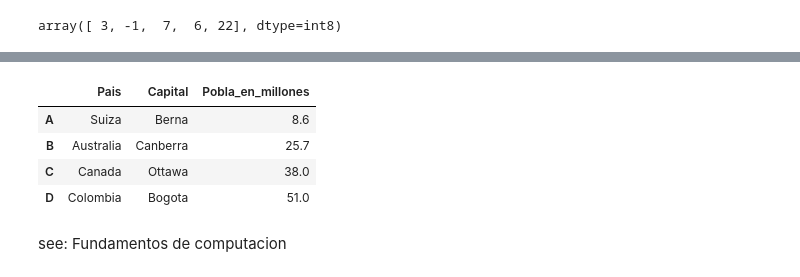
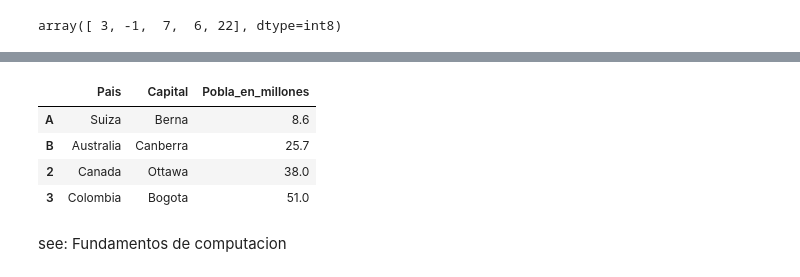
Before and after one commit to anferivera/Fundamentos_de_computacion, a Jupyter notebook: 14_pandas.ipynb, the cells around one changed output, grey strips where cells are left out. Saved outputs shown, nothing was run; the diff lists cells and outputs as text; code cells hidden in the pictures.

```diff
--- a/14_pandas.ipynb
+++ b/14_pandas.ipynb
@@ -151,24 +151,24 @@ La siguiente estructura fundamental en Pandas es el *Dataframe*. Si una serie es
 # %%
 # Construir un DataFrame a partir de un diccionario
 
 #Declarando el diccionario de nombre "data"
 misdatos = {
     "Pais": ["Suiza", "Australia", "Canada","Colombia"],
     "Capital": ["Berna", "Canberra", "Ottawa","Bogota"],
     "Pobla_en_millones": [8.6, 25.7, 38, 51]
 }
 
-misindices = ["A", "B","C","D"]
+misindices = ["A", "B","2","3"]
 
 #Creando el DataFrame, al que estoy nombrando como "tabla"
 tabla = pd.DataFrame(data = misdatos, index= misindices)
 tabla
 # %% [output]
 |  | Pais | Capital | Pobla_en_millones |
 | A | Suiza | Berna | 8.6 |
 | B | Australia | Canberra | 25.7 |
-| C | Canada | Ottawa | 38.0 |
-| D | Colombia | Bogota | 51.0 |
+| 2 | Canada | Ottawa | 38.0 |
+| 3 | Colombia | Bogota | 51.0 |
 # %% [markdown]
 see: Fundamentos de computacion
 # %% [markdown]
```
Also changed, not shown: parts of 47 cells of this notebook.
